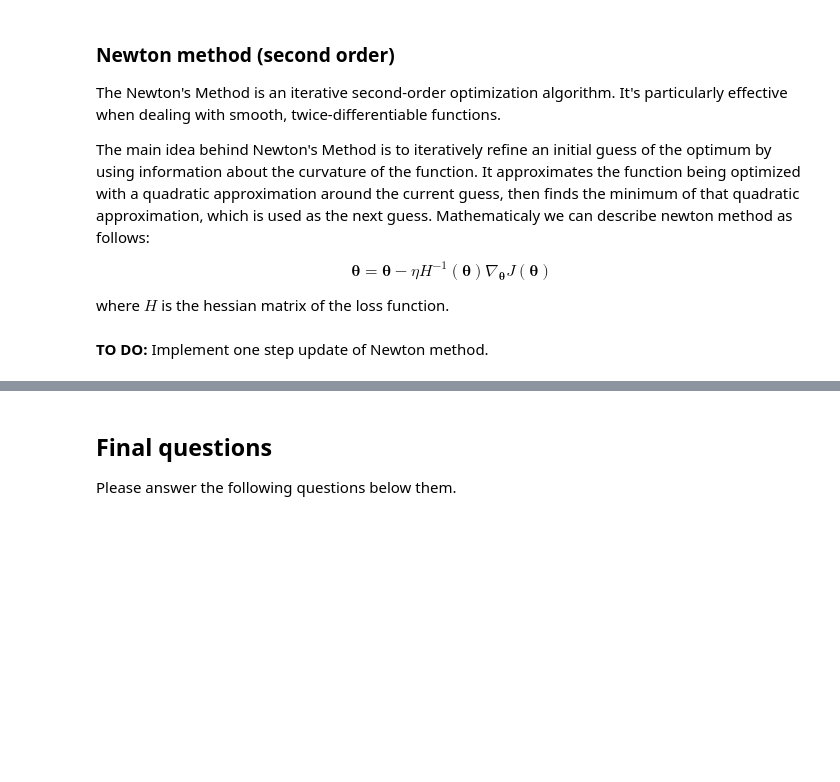
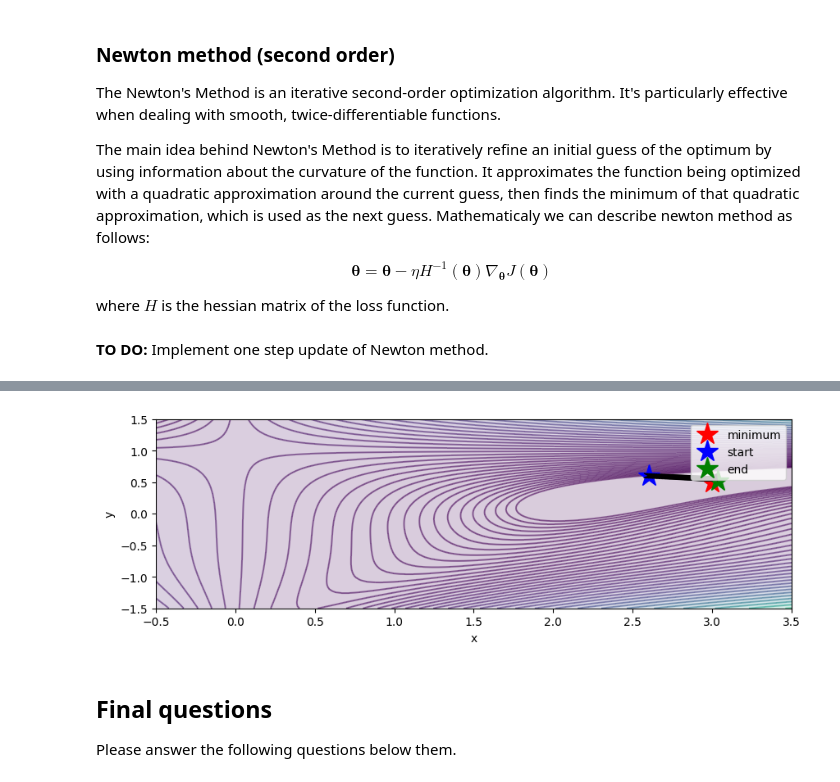
Before and after one commit to amirezzati/deep-learning, a Jupyter notebook: homeworks/HW1/pract/HW1-PART1.ipynb, the cells around one changed output, grey strips where cells are left out. Drawn from its saved outputs; the diff is of its cells as text; code cells hidden in the pictures; blank space fills up the shorter version.

```diff
--- a/homeworks/HW1/pract/HW1-PART1.ipynb
+++ b/homeworks/HW1/pract/HW1-PART1.ipynb
@@ -466,18 +509,20 @@ optimize_loss(ackley, Newton_update, params, states, hyper_params, is_first_orde
 # %%
 #@title {run: "auto"}
-start_x = 1. #@param {type:"slider", min:-0.5, max:3.5, step:0.1}
-start_y = 0.99 #@param {type:"slider", min:-1.5, max:1.5, step:0.1}
+start_x = 2.6 #@param {type:"slider", min:-0.5, max:3.5, step:0.1}
+start_y = 0.6 #@param {type:"slider", min:-1.5, max:1.5, step:0.1}
 learning_rate = 0.015 #@param {type:"slider", min:0, max:0.02, step:0.0005}
-epochs = 52 #@param {type:"slider", min:1, max:150, step:1}
+epochs = 150 #@param {type:"slider", min:1, max:150, step:1}
 is_first_order = False
 
 x = torch.tensor(start_x, dtype=torch.float32, requires_grad=True)
 y = torch.tensor(start_y, dtype=torch.float32, requires_grad=True)
-params = [x, y]
+params = (x, y)
 states = []
 hyper_params = {"lr": learning_rate}
 
 optimize_loss(beale, Newton_update, params, states, hyper_params, is_first_order)
+# %% [output]
+[figure, added]
 # %% [markdown]
 ## Final questions
 Please answer the following questions below them.
```
Also changed, not shown: parts of 22 cells of this notebook.
